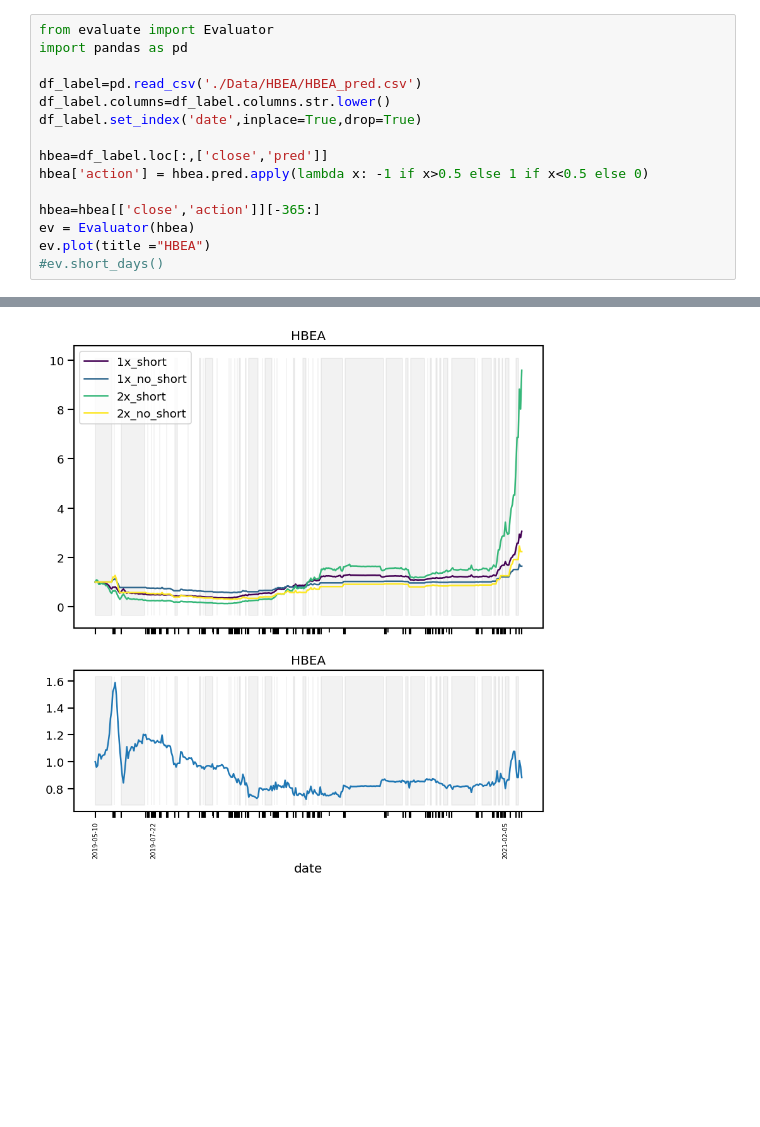
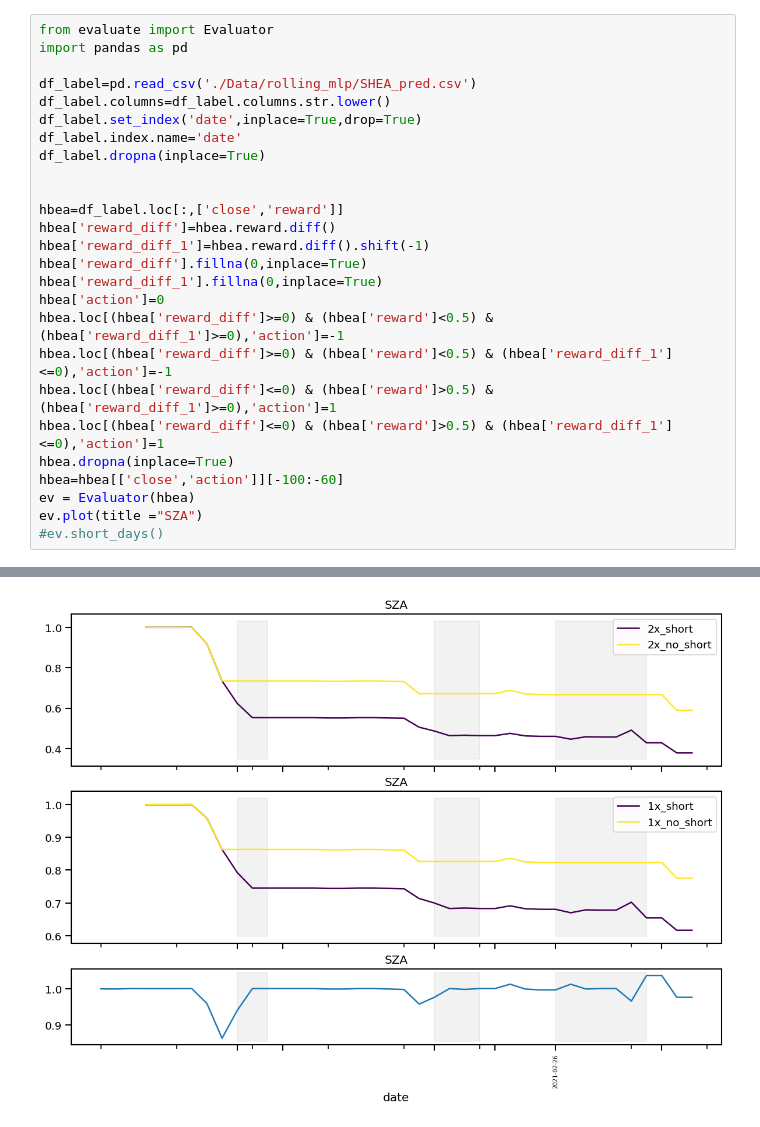
Before and after one commit to JNU-Tangyin/haocheng, a Jupyter notebook: MLP-TCC/plot.ipynb, the cells around one changed output, grey strips where cells are left out. Cells and saved outputs as stored; diff of their text form; blank space fills up the shorter version.

```diff
--- a/MLP-TCC/plot.ipynb
+++ b/MLP-TCC/plot.ipynb
@@ -2,15 +2,26 @@
 from evaluate import Evaluator
 import pandas as pd
 
-df_label=pd.read_csv('./Data/HBEA/HBEA_pred.csv')
+df_label=pd.read_csv('./Data/rolling_mlp/SHEA_pred.csv')
 df_label.columns=df_label.columns.str.lower()
 df_label.set_index('date',inplace=True,drop=True)
+df_label.index.name='date'
+df_label.dropna(inplace=True)
 
-hbea=df_label.loc[:,['close','pred']]
-hbea['action'] = hbea.pred.apply(lambda x: -1 if x>0.5 else 1 if x<0.5 else 0)
 
-hbea=hbea[['close','action']][-365:]
+hbea=df_label.loc[:,['close','reward']]
+hbea['reward_diff']=hbea.reward.diff()
+hbea['reward_diff_1']=hbea.reward.diff().shift(-1)
+hbea['reward_diff'].fillna(0,inplace=True)
+hbea['reward_diff_1'].fillna(0,inplace=True)
+hbea['action']=0
+hbea.loc[(hbea['reward_diff']>=0) & (hbea['reward']<0.5) & (hbea['reward_diff_1']>=0),'action']=-1
+hbea.loc[(hbea['reward_diff']>=0) & (hbea['reward']<0.5) & (hbea['reward_diff_1']<=0),'action']=-1
+hbea.loc[(hbea['reward_diff']<=0) & (hbea['reward']>0.5) & (hbea['reward_diff_1']>=0),'action']=1
+hbea.loc[(hbea['reward_diff']<=0) & (hbea['reward']>0.5) & (hbea['reward_diff_1']<=0),'action']=1
+hbea.dropna(inplace=True)
+hbea=hbea[['close','action']][-100:-60]
 ev = Evaluator(hbea)
-ev.plot(title ="HBEA")
+ev.plot(title ="SZA")
 #ev.short_days()
 # %% [output]
@@ -20 +31 @@ date
-[figure, old version]
+[figure, new version]
```
Also changed, not shown: parts of 1 cell of this notebook, 32 other files.
